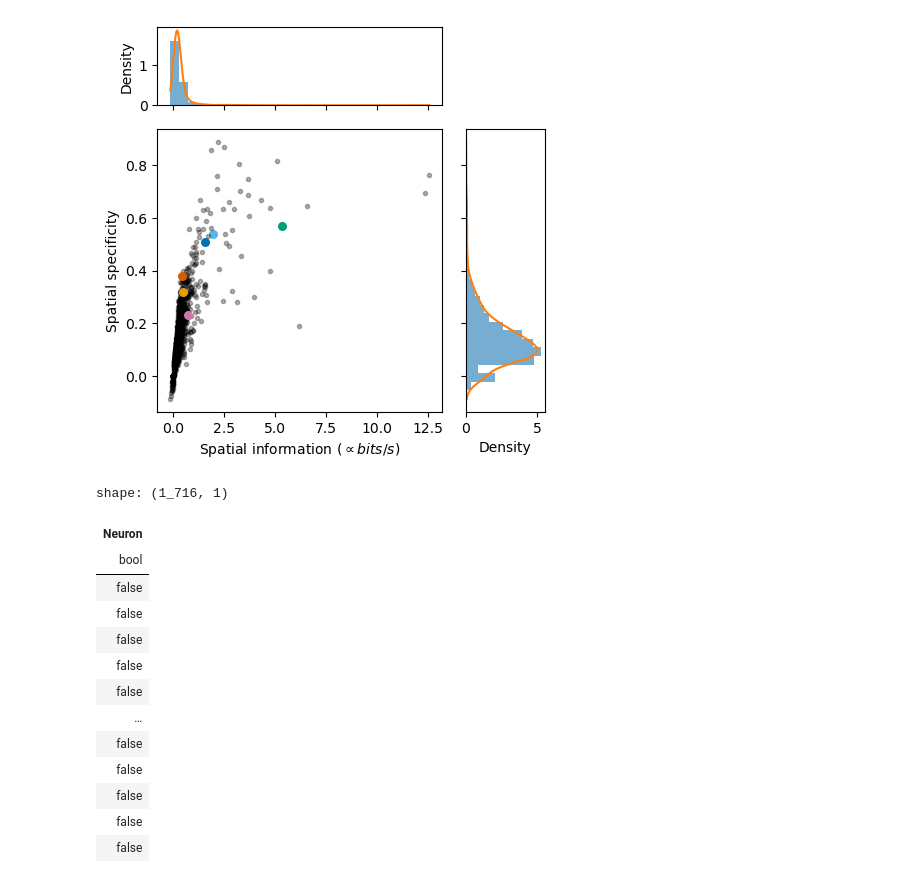
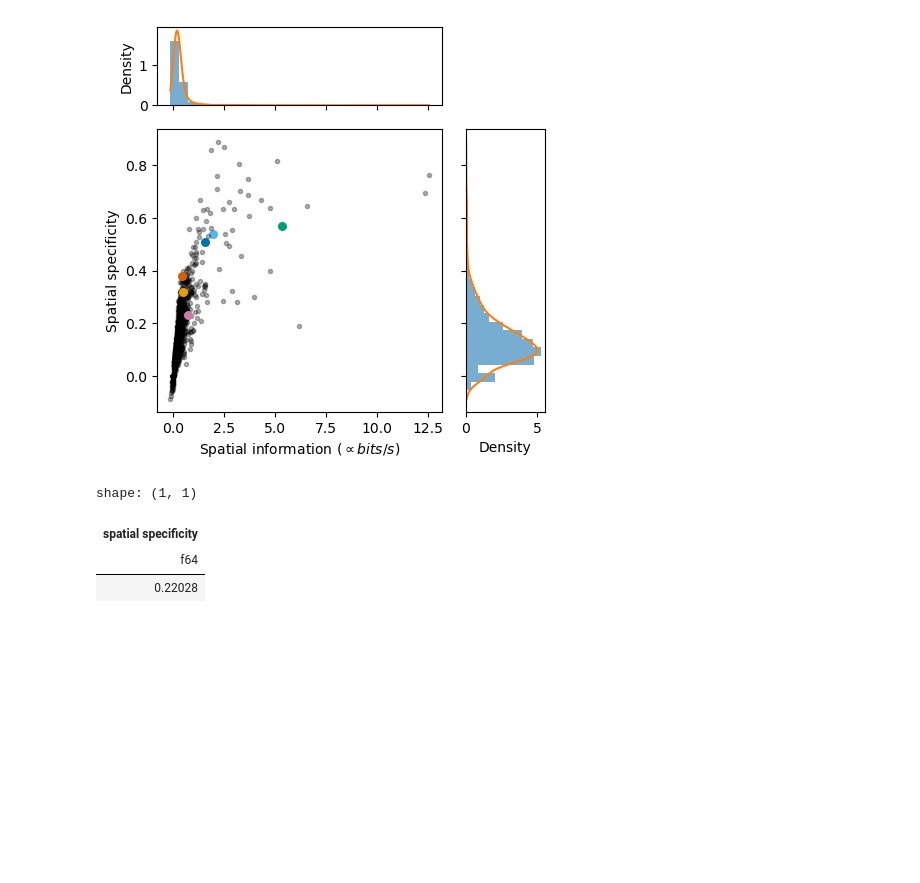
Before and after one commit to Anneser/SpatialInformation, a Jupyter notebook: scripts/06_PlaceFieldAnalysis.ipynb, the cells around one changed output. Drawn from its saved outputs; the diff is of its cells as text; code cells hidden in the pictures; blank space fills up the shorter version.

```diff
--- a/scripts/06_PlaceFieldAnalysis.ipynb
+++ b/scripts/06_PlaceFieldAnalysis.ipynb
@@ -784,3 +770,17 @@ df = lf.collect()
+# %%
+from pathlib import Path
+import polars as pl
+
+results_dir = Path("c:/Users/anneluka/Documents/Code/spatial-information/results")
+
+files = [p for p in results_dir.glob("SI*.xlsx")]  # still matching by name
+
+frames = [pl.read_csv(f).lazy() for f in files]    # <-- read_csv instead of read_excel
+lf = pl.concat(frames, how="vertical")
+
+# lf = lf.<do_stuff>
+
+df = lf.collect()
 # %%
 import matplotlib.pyplot as plt
 import numpy as np
@@ -918,19 +918,9 @@ plt.show()
 # %% [output]
 [figure]
 # %%
-df.select([df["Neuron"] == 15])
+df.select(df["spatial specificity"] > 0.2).sum()/len(df)
 # %% [output]
-shape: (1_716, 1)
+shape: (1, 1)
-| Neuron |
-| bool |
-| false |
-| false |
-| false |
-| false |
-| false |
-| … |
-| false |
-| false |
-| false |
-| false |
-| false |
+| spatial specificity |
+| f64 |
+| 0.22028 |
```
Also changed, not shown: parts of 2 cells of this notebook, 10 other files.
